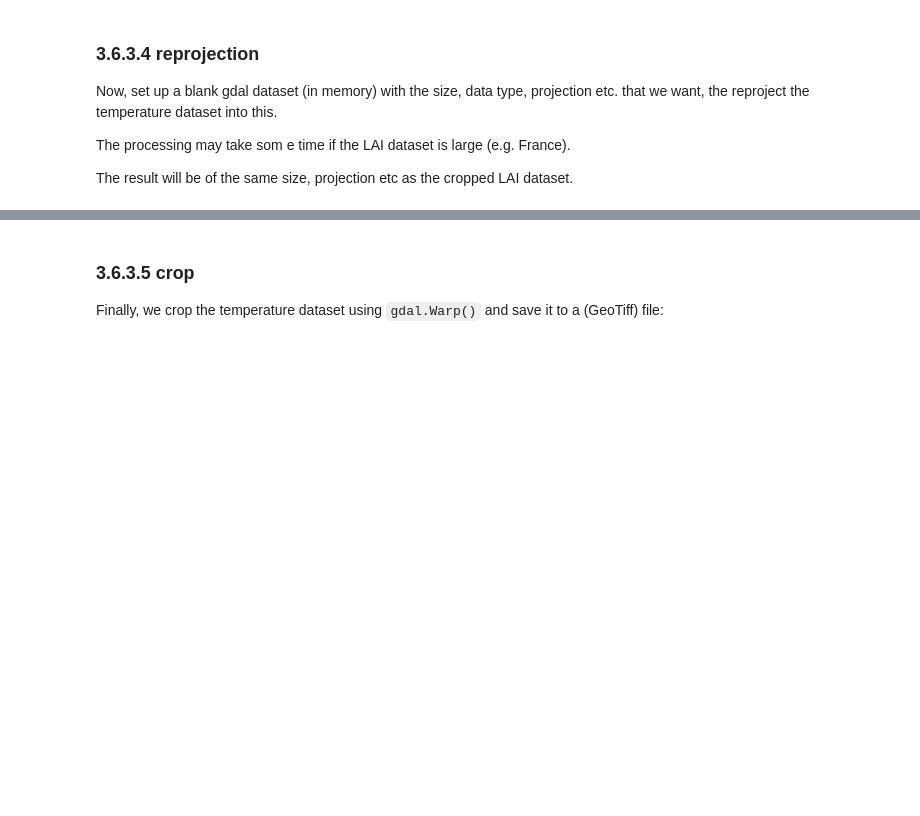
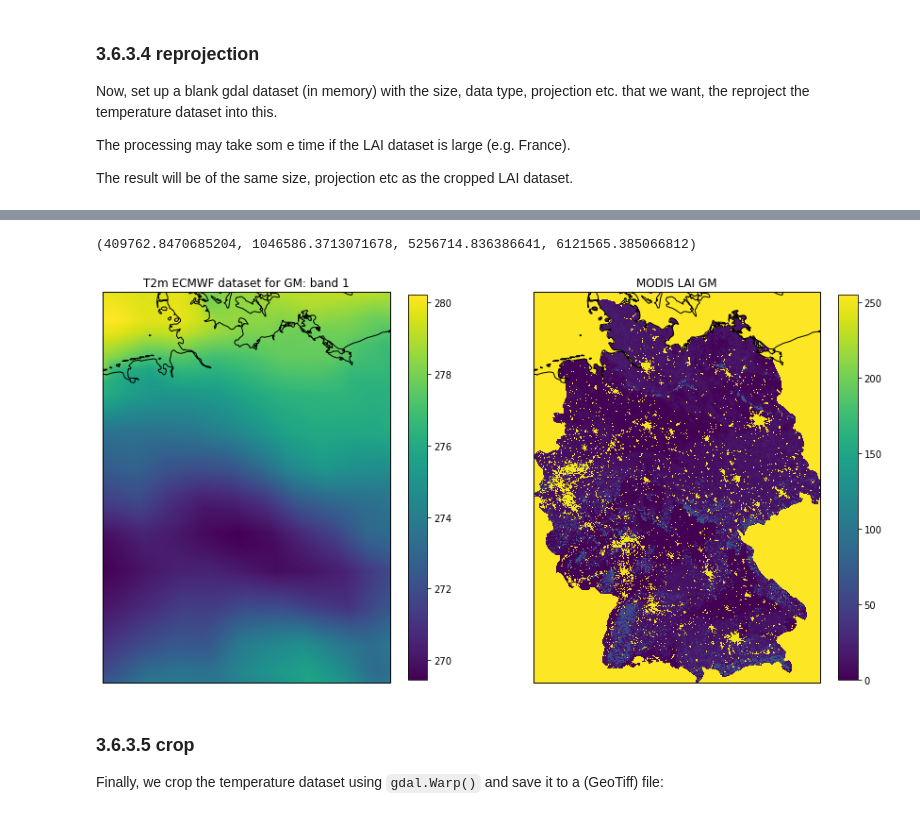
Before and after one commit to profLewis/geog0111_OLD, a Jupyter notebook: Chapter3_6_GDAL_Reconciling_projections.ipynb, the cells around one changed output, grey strips where cells are left out. Drawn from its saved outputs; the diff is of its cells as text; code cells hidden in the pictures; blank space fills up the shorter version.

```diff
--- a/Chapter3_6_GDAL_Reconciling_projections.ipynb
+++ b/Chapter3_6_GDAL_Reconciling_projections.ipynb
@@ -482,34 +495,38 @@ ccrs.Sinusoidal.MODIS
 # %%
 xOrigin = match_geotrans[0]
 yOrigin = match_geotrans[3]
 pixelWidth = match_geotrans[1]
 pixelHeight = match_geotrans[5]
 
 extent = (xOrigin,xOrigin+pixelWidth*wide,\
          yOrigin+pixelHeight*(high),yOrigin+pixelHeight)
 
 print(extent)
 
 '''
-Visualise
+Visualise: takes some time to plot
+           due to reprojections
 '''
 t2m = dst.GetRasterBand(1).ReadAsArray()
 match_ds = gdal.Open(match_filename, gdalconst.GA_ReadOnly).ReadAsArray()
 
 # visualise
 plt.figure(figsize=(15,10))
 ax = plt.subplot ( 1, 2, 1 ,projection=ccrs.Sinusoidal.MODIS)
 ax.coastlines('10m')
 ax.set_title(f'T2m ECMWF dataset for {country_code}: band 1')
 im = ax.imshow(t2m[::-1],extent=extent)
 plt.colorbar(im,shrink=0.75)
 
 
 ax = plt.subplot ( 1, 2, 2 ,projection=ccrs.Sinusoidal.MODIS)
 ax.coastlines('10m')
 ax.set_title(f'MODIS LAI {country_code}')
 im = plt.imshow(match_ds,extent=extent)
 _ = plt.colorbar(im,shrink=0.75)
+# %% [output]
+(409762.8470685204, 1046586.3713071678, 5256714.836386641, 6121565.385066812)
+[figure, added]
 # %% [markdown]
 ### 3.6.3.5 crop
 
```
Also changed, not shown: parts of 49 cells of this notebook, 7 other files.
